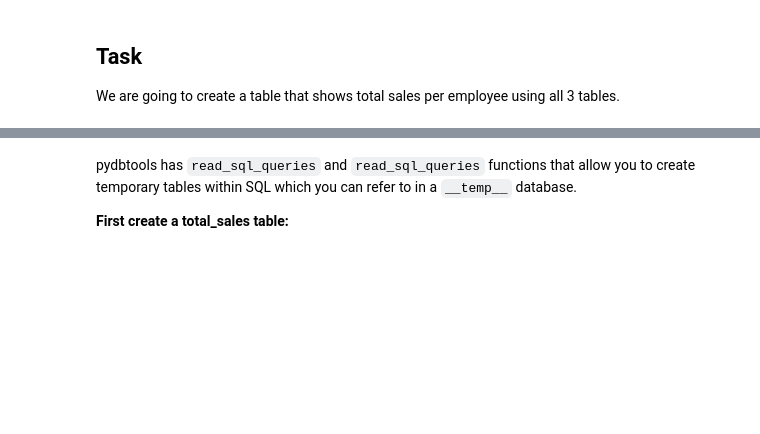
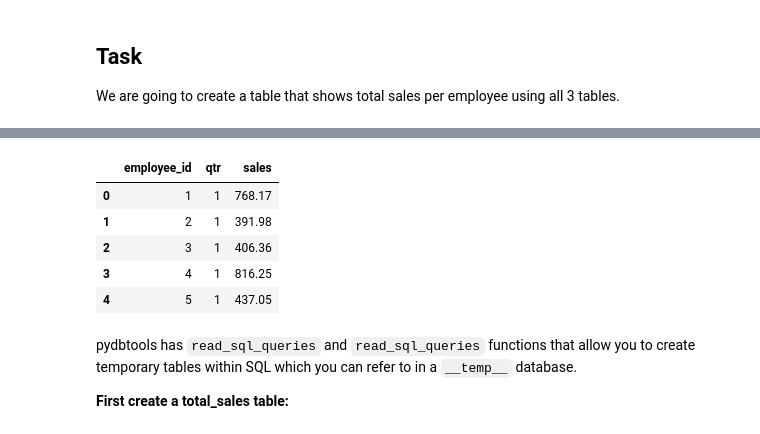
Before and after one commit to moj-analytical-services/pydbtools, a Jupyter notebook: examples/create_temporary_tables_from_sql_file.ipynb, the cells around one changed output, grey strips where cells are left out. Drawn from its saved outputs; the diff is of its cells as text; code cells hidden in the pictures; blank space fills up the shorter version.

```diff
--- a/examples/create_temporary_tables_from_sql_file.ipynb
+++ b/examples/create_temporary_tables_from_sql_file.ipynb
@@ -48,5 +66,14 @@ pydb.read_sql_query(f"SELECT * FROM {db_name}.department LIMIT 5", ctas_approach
 # %%
-pydb.read_sql_query(f"SELECT * FROM {db_name}.sales LIMIT 5", ctas_approach=False)
+pydb.read_sql_query(
+    f"SELECT * FROM {db_name}.sales LIMIT 5", ctas_approach=False
+)
+# %% [output]
+|  | employee_id | qtr | sales |
+| 0 | 1 | 1 | 768.17 |
+| 1 | 2 | 1 | 391.98 |
+| 2 | 3 | 1 | 406.36 |
+| 3 | 4 | 1 | 816.25 |
+| 4 | 5 | 1 | 437.05 |
 # %% [markdown]
 pydbtools has `read_sql_queries` and `read_sql_queries` functions that allow you to create temporary tables within SQL which you can refer to in a `__temp__` database.
 
```
Also changed, not shown: parts of 9 cells of this notebook, 8 other files.
